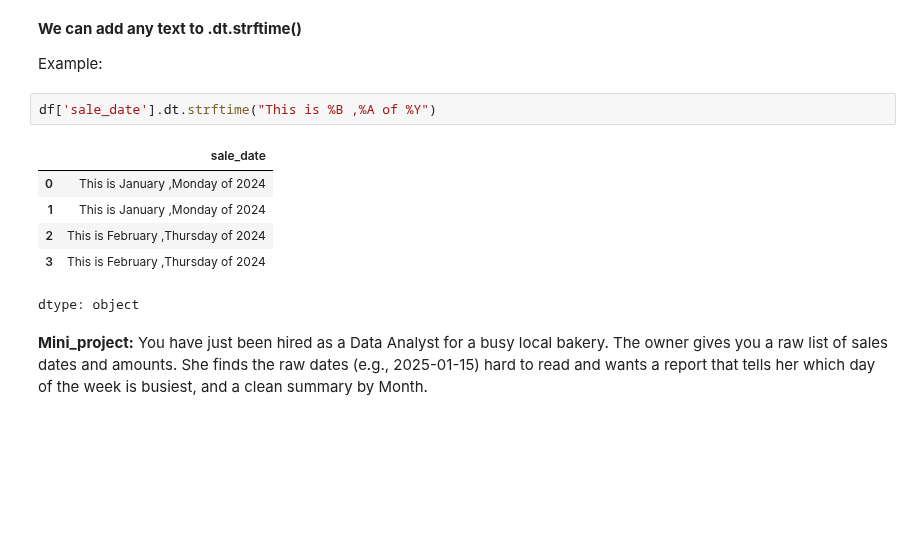
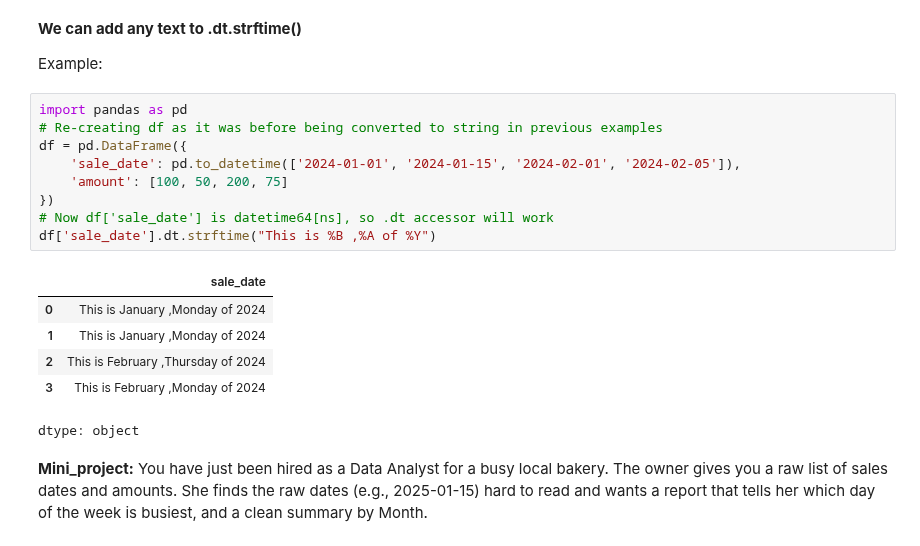
Before and after one commit to ak786abdullah/pandas-library-practice-, a Jupyter notebook: pandas practice, notes&projects (basic to advance).ipynb, the cells around one changed output. Saved outputs shown, nothing was run; the diff lists cells and outputs as text; blank space fills up the shorter version.

```diff
--- a/pandas practice, notes&projects (basic to advance).ipynb
+++ b/pandas practice, notes&projects (basic to advance).ipynb
@@ -1546,15 +1546,22 @@ datetime64[ns]
 **We can add any text to .dt.strftime()**
 
 Example:
-# %%
-df['sale_date'].dt.strftime("This is %B ,%A of %Y")
-# %% [output]
-|  | sale_date |
-| 0 | This is January ,Monday of 2024 |
-| 1 | This is January ,Monday of 2024 |
-| 2 | This is February ,Thursday of 2024 |
-| 3 | This is February ,Thursday of 2024 |
-dtype: object
+# %%
+import pandas as pd
+# Re-creating df as it was before being converted to string in previous examples
+df = pd.DataFrame({
+    'sale_date': pd.to_datetime(['2024-01-01', '2024-01-15', '2024-02-01', '2024-02-05']),
+    'amount': [100, 50, 200, 75]
+})
+# Now df['sale_date'] is datetime64[ns], so .dt accessor will work
+df['sale_date'].dt.strftime("This is %B ,%A of %Y")
+# %% [output]
+|  | sale_date |
+| 0 | This is January ,Monday of 2024 |
+| 1 | This is January ,Monday of 2024 |
+| 2 | This is February ,Thursday of 2024 |
+| 3 | This is February ,Monday of 2024 |
+dtype: object
 # %% [markdown]
 **Mini_project:** You have just been hired as a Data Analyst for a busy local bakery. The owner gives you a raw list of sales dates and amounts. She finds the raw dates (e.g., 2025-01-15) hard to read and wants a report that tells her which day of the week is busiest, and a clean summary by Month.
 # %%
```
Also changed, not shown: parts of 8 cells of this notebook.
